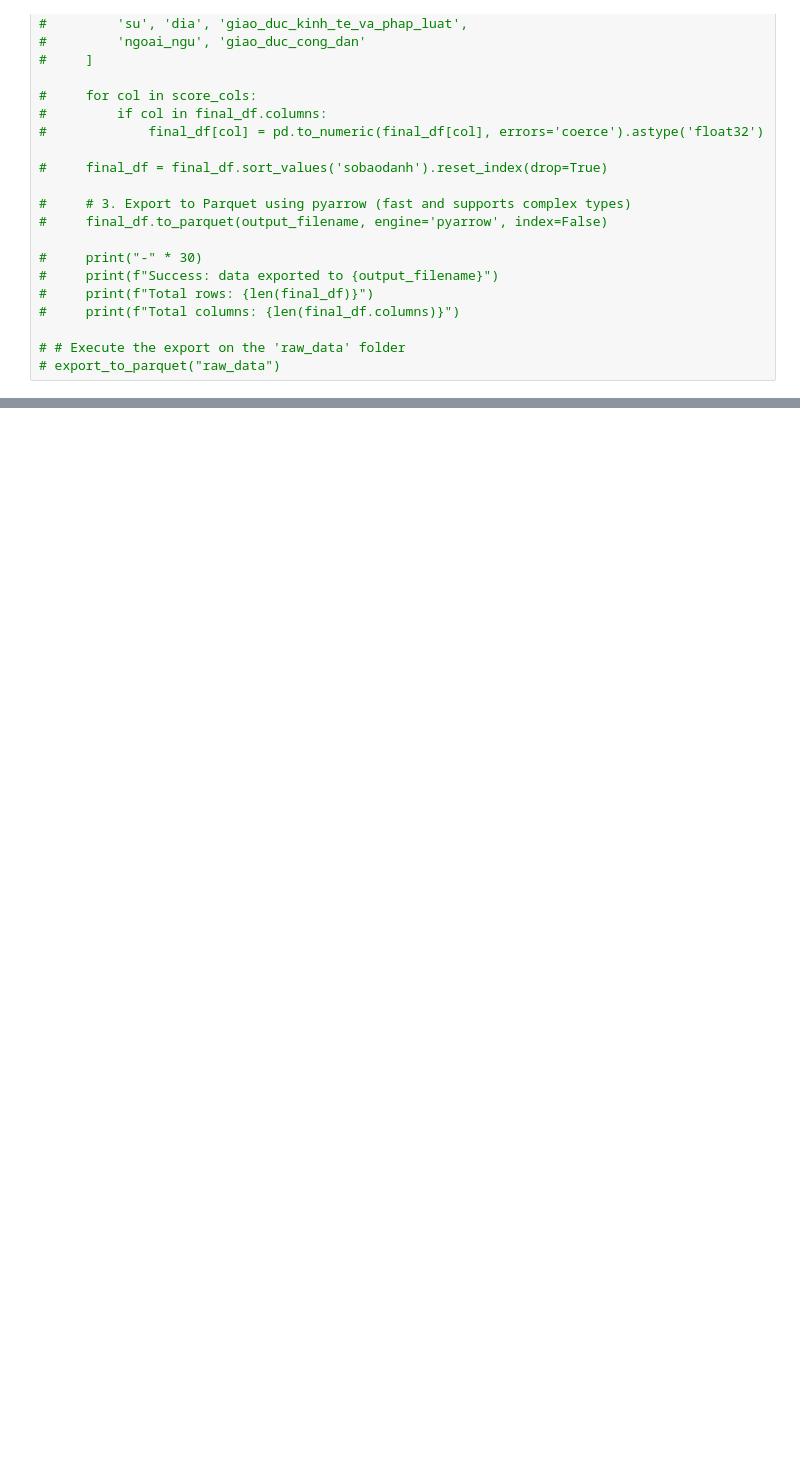
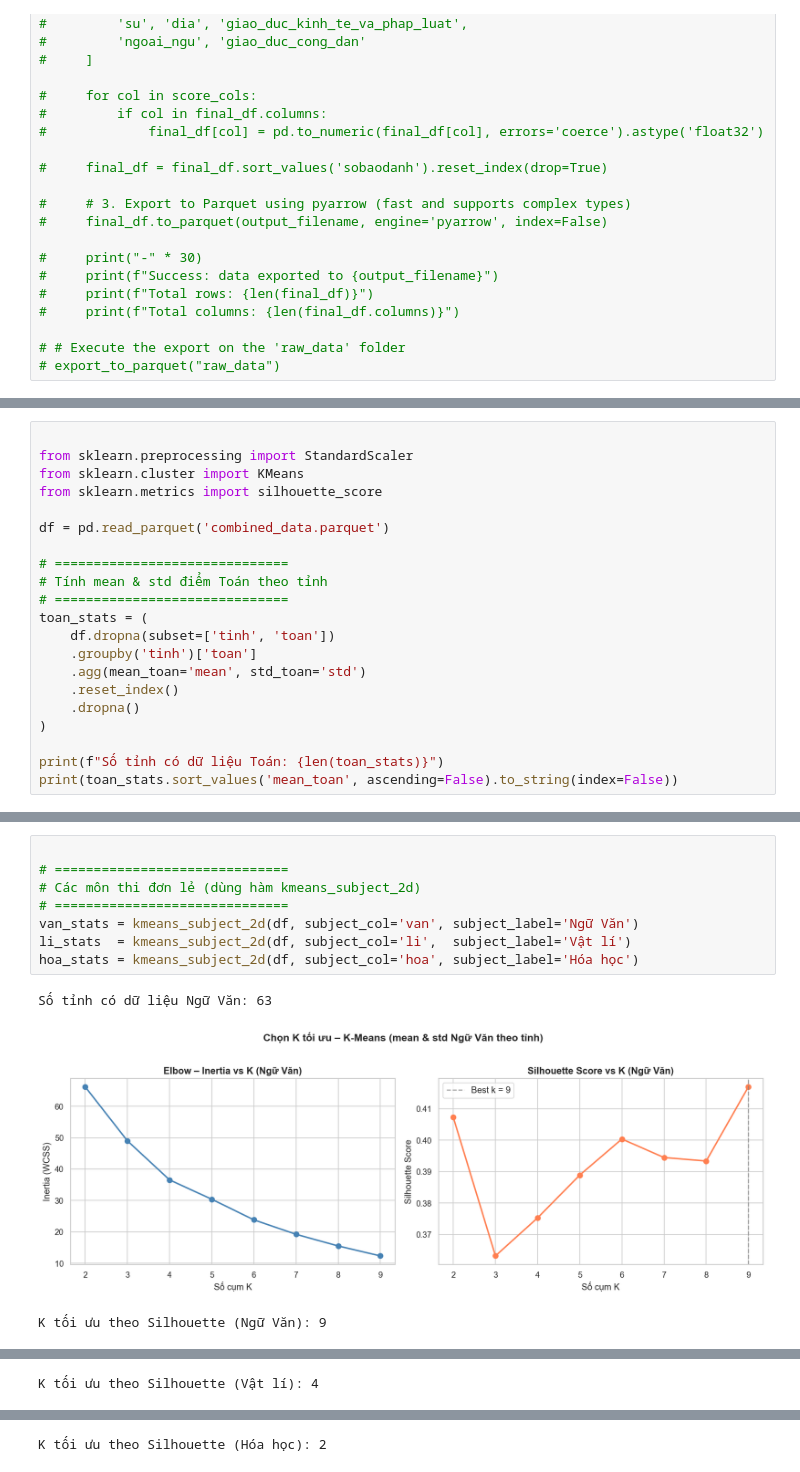
Before and after one commit to minhtriet-le/graduation_score_2025, a Jupyter notebook: process.ipynb, the cells around one changed output, grey strips where cells are left out. Cells and saved outputs as stored; diff of their text form; blank space fills up the shorter version.

```diff
--- a/process.ipynb
+++ b/process.ipynb
@@ -353,0 +802,21 @@ Saved: charts/ngoai_ngu_bar.png
+# %%
+
+from sklearn.preprocessing import StandardScaler
+from sklearn.cluster import KMeans
+from sklearn.metrics import silhouette_score
+
+df = pd.read_parquet('combined_data.parquet')
+
+# ==============================
+# Tính mean & std điểm Toán theo tỉnh
+# ==============================
+toan_stats = (
+    df.dropna(subset=['tinh', 'toan'])
+    .groupby('tinh')['toan']
+    .agg(mean_toan='mean', std_toan='std')
+    .reset_index()
+    .dropna()
+)
+
+print(f"Số tỉnh có dữ liệu Toán: {len(toan_stats)}")
+print(toan_stats.sort_values('mean_toan', ascending=False).to_string(index=False))
@@ -353,0 +1329,12 @@ Saved: charts/ngoai_ngu_bar.png
+# %%
+
+# ==============================
+# Các môn thi đơn lẻ (dùng hàm kmeans_subject_2d)
+# ==============================
+van_stats = kmeans_subject_2d(df, subject_col='van', subject_label='Ngữ Văn')
+li_stats  = kmeans_subject_2d(df, subject_col='li',  subject_label='Vật lí')
+hoa_stats = kmeans_subject_2d(df, subject_col='hoa', subject_label='Hóa học')
+# %% [output]
+Số tỉnh có dữ liệu Ngữ Văn: 63
+[figure, added]
+K tối ưu theo Silhouette (Ngữ Văn): 9
@@ -353,0 +1363 @@ Saved: charts/ngoai_ngu_bar.png
+K tối ưu theo Silhouette (Vật lí): 4
@@ -353,0 +1386 @@ Saved: charts/ngoai_ngu_bar.png
+K tối ưu theo Silhouette (Hóa học): 2
```
Also changed, not shown: parts of 20 cells of this notebook.
